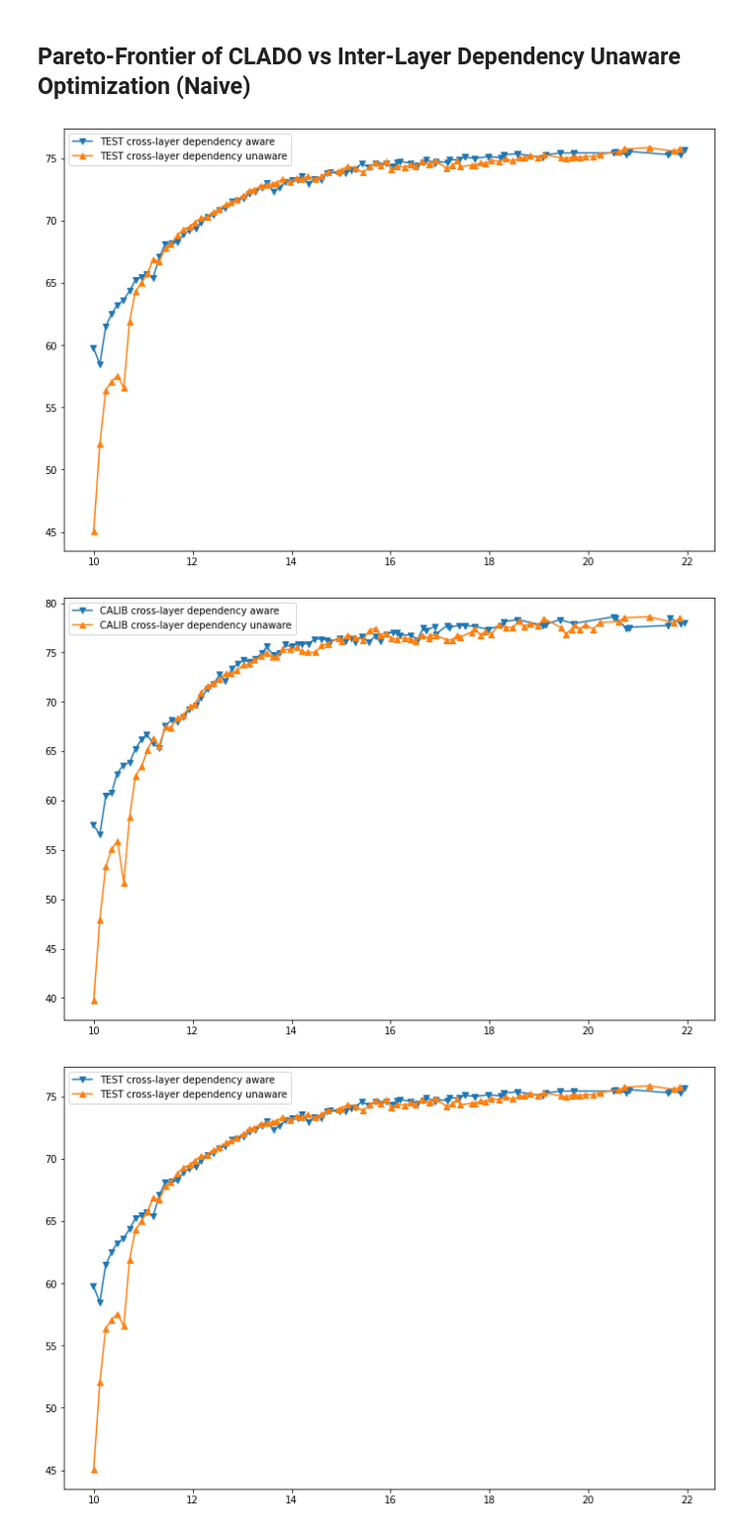
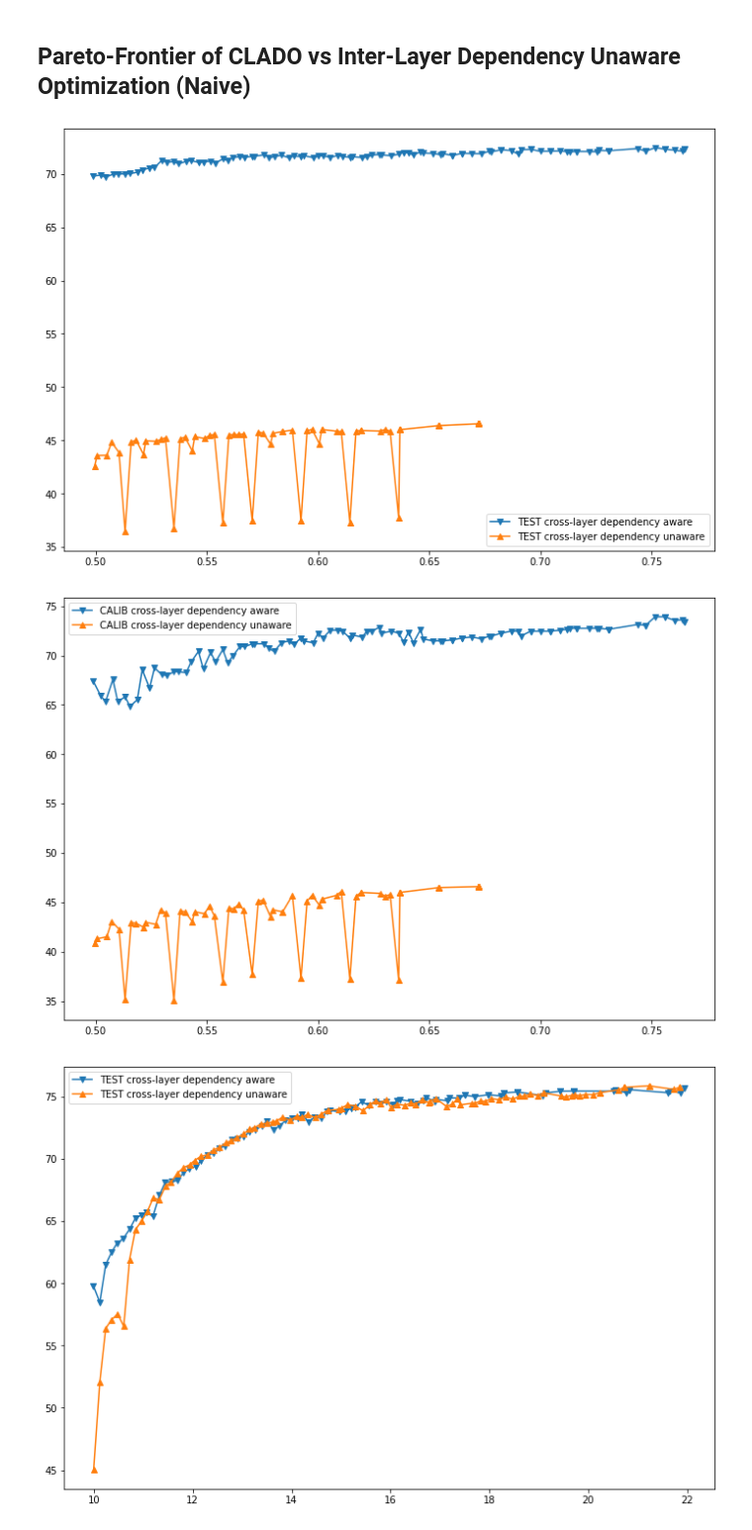
Before and after one commit to JamesTuna/CLADO_MPQ, a Jupyter notebook: CIFAR100/CLADO_general.ipynb, the cells around one changed output. Shown: that part at 99% size. Saved outputs shown, nothing was run; the diff lists cells and outputs as text; code cells hidden in the pictures.

Commit message:
CIFAR100 IMAGENET results visualized, see notebook in corresponding folders

```diff
--- a/CIFAR100/CLADO_general.ipynb
+++ b/CIFAR100/CLADO_general.ipynb
@@ -1134,45 +1134,47 @@ import pickle
 #     c48 = pickle.load(f)
 # with open('saved/general248c10resnet56results.pkl','rb') as f:
 #     c248 = pickle.load(f)
-with open('i1k_resnet50_CachedGrad_((8, 2), (8, 4), (8, 8))i1k_resnet50.pkl','rb') as f:
+# with open('i1k_resnet50_CachedGrad_((8, 2), (8, 4), (8, 8))i1k_resnet50.pkl','rb') as f:
+with open('cifar100_resnet56_CachedGrad_a248w248c100_resnet56.pkl','rb') as f:
     c248 = pickle.load(f)
 # %%
 import matplotlib.pyplot as plt
 import pickle
-with open('i1k_resnet50_CachedGrad_((8, 2), (8, 4), (8, 8))i1k_resnet50.pkl','rb') as f:
+#with open('i1k_resnet50_CachedGrad_((8, 2), (8, 4), (8, 8))i1k_resnet50.pkl','rb') as f:
+with open('cifar100_resnet56_CachedGrad_a248w248c100_resnet56.pkl','rb') as f:
     res = pickle.load(f)
 
 clado_test_acc,clado_calib_acc,clado_size,clado_bitops = [],[],[],[]
 naive_test_acc,naive_calib_acc,naive_size,naive_bitops = [],[],[],[]
 
 for item in res['clado_res']:
     test_perf,calib_perf,size,bitops,_ = item
     clado_test_acc.append(test_perf['top1'].cpu().numpy())
     clado_calib_acc.append(calib_perf['top1'].cpu().numpy())
     clado_size.append(size)
     clado_bitops.append(bitops)
 
 for item in res['naive_res']:
     test_perf,calib_perf,size,bitops,_ = item
     naive_test_acc.append(test_perf['top1'].cpu().numpy())
     naive_calib_acc.append(calib_perf['top1'].cpu().numpy())
     naive_size.append(size)
     naive_bitops.append(bitops)
 
 plt.rcParams['figure.figsize'] = (12,8)
 plt.plot(clado_size,clado_test_acc,label='TEST cross-layer dependency aware',marker='v')
 plt.plot(naive_size,naive_test_acc,label='TEST cross-layer dependency unaware',marker='^')
 plt.legend()
 plt.show()
 
 plt.rcParams['figure.figsize'] = (12,8)
 plt.plot(clado_size,clado_calib_acc,label='CALIB cross-layer dependency aware',marker='v')
 plt.plot(naive_size,naive_calib_acc,label='CALIB cross-layer dependency unaware',marker='^')
 plt.legend()
 plt.show()
 # %% [output]
-[figure, old version]
+[figure, new version]
-[figure, old version]
+[figure, new version]
 # %%
 import matplotlib.pyplot as plt
 import pickle
```
Also changed, not shown: 4 other files.
